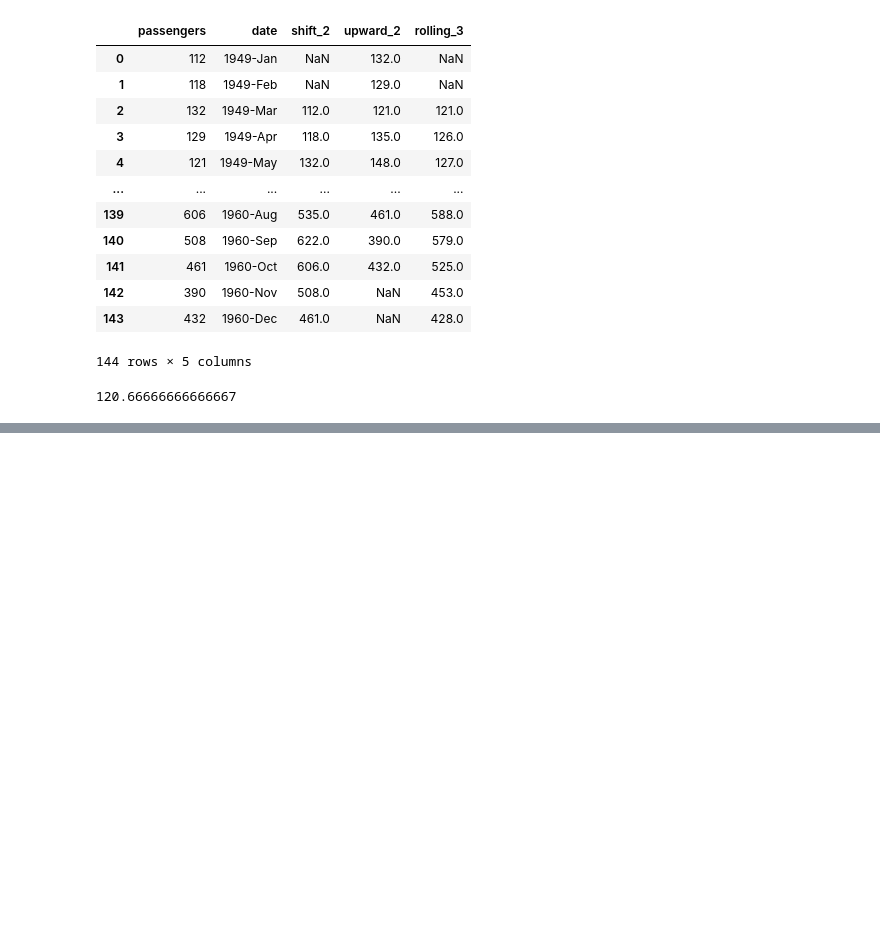
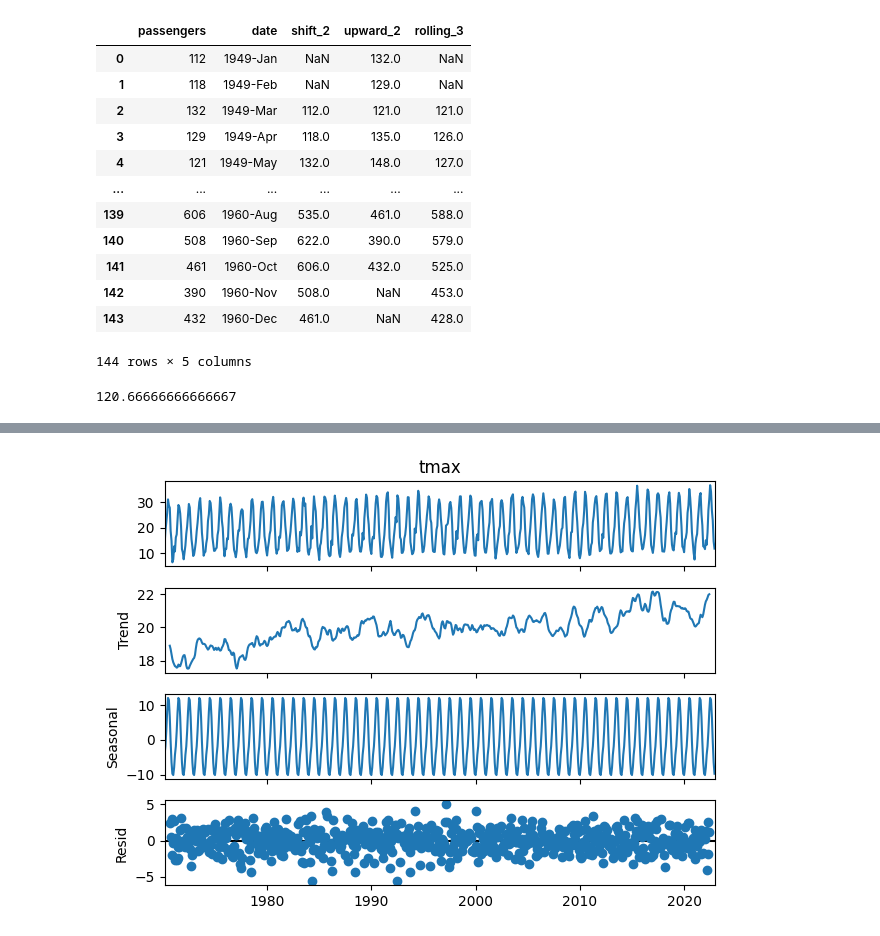
Before and after one commit to pranav2695/ML_Mastery, a Jupyter notebook: 01_Supervised/TimeSeries/Medium-Articles/Basic.ipynb, the cells around one changed output, grey strips where cells are left out. Drawn from its saved outputs; the diff is of its cells as text; code cells hidden in the pictures; blank space fills up the shorter version.

```diff
--- a/01_Supervised/TimeSeries/Medium-Articles/Basic.ipynb
+++ b/01_Supervised/TimeSeries/Medium-Articles/Basic.ipynb
@@ -111,0 +181,10 @@ df_rolling
+# %%
+import statsmodels.api as sm
+decomposition = sm.tsa.seasonal_decompose(df_temp_max, model='additive', period = 12)
+trend = decomposition.trend
+seasonality = decomposition.seasonal
+residuals = decomposition.resid
+decomposition.plot()
+plt.show()
+# %% [output]
+[figure, added]
```
Also changed, not shown: parts of 10 cells of this notebook, 1 other file.
